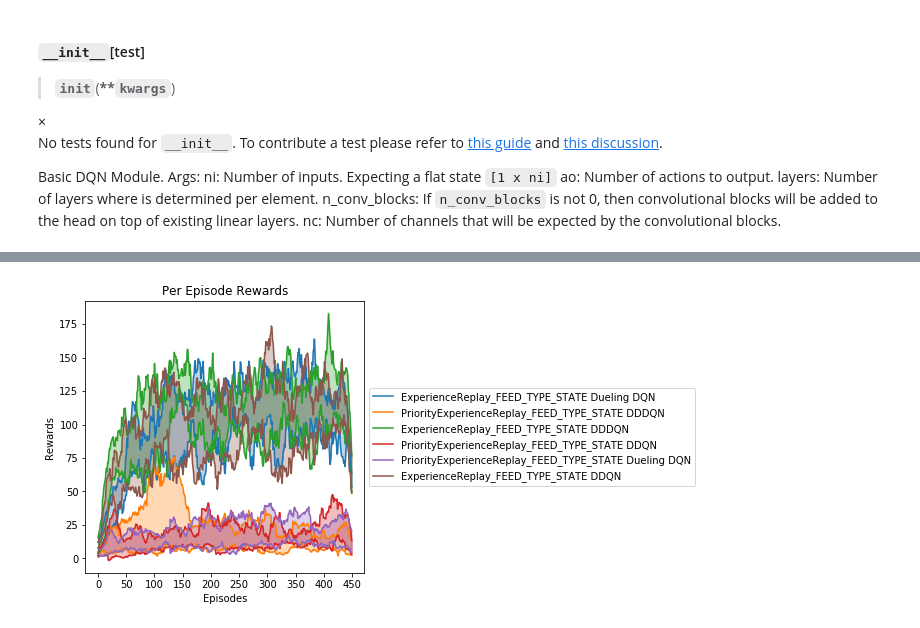
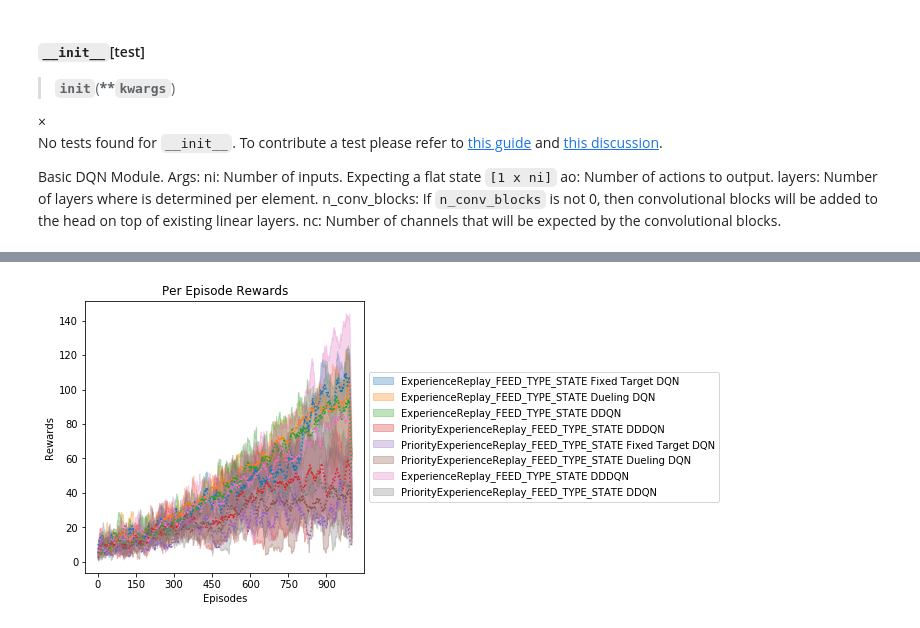
Before and after one commit to josiahls/fast-reinforcement-learning, a Jupyter notebook: docs_src/rl.agents.dddqn.ipynb, the cells around one changed output, grey strips where cells are left out. Cells and saved outputs as stored; diff of their text form; code cells hidden in the pictures.

```diff
--- a/docs_src/rl.agents.dddqn.ipynb
+++ b/docs_src/rl.agents.dddqn.ipynb
@@ -69,11 +69,11 @@ group_interp.analysis
 # %%
-model_dirs = ['data/lunarlander_dueling dqn','data/lunarlander_ddqn', 'data/lunarlander_dddqn']
+model_dirs = ['data/lunarlander_fixed target dqn','data/lunarlander_dddqn','data/lunarlander_dueling dqn','data/lunarlander_ddqn', ]
 group_interp_2 = GroupAgentInterpretation()
 for model_dir in model_dirs:
     for file in os.listdir(model_dir):
         file = file.replace('.pickle', '')
         group_interp_2.add_interpretation(GroupAgentInterpretation.from_pickle(model_dir, file))
-group_interp_2.plot_reward_bounds(per_episode=True, smooth_groups=20)
+group_interp_2.plot_reward_bounds(per_episode=True,show_average=True, hide_edges=True, smooth_groups=20)
 group_interp.add_interpretation(group_interp_2)
 # %% [output]
-[figure, old version]
+[figure, new version]
```
Also changed, not shown: parts of 4 cells of this notebook, 46 other files.
